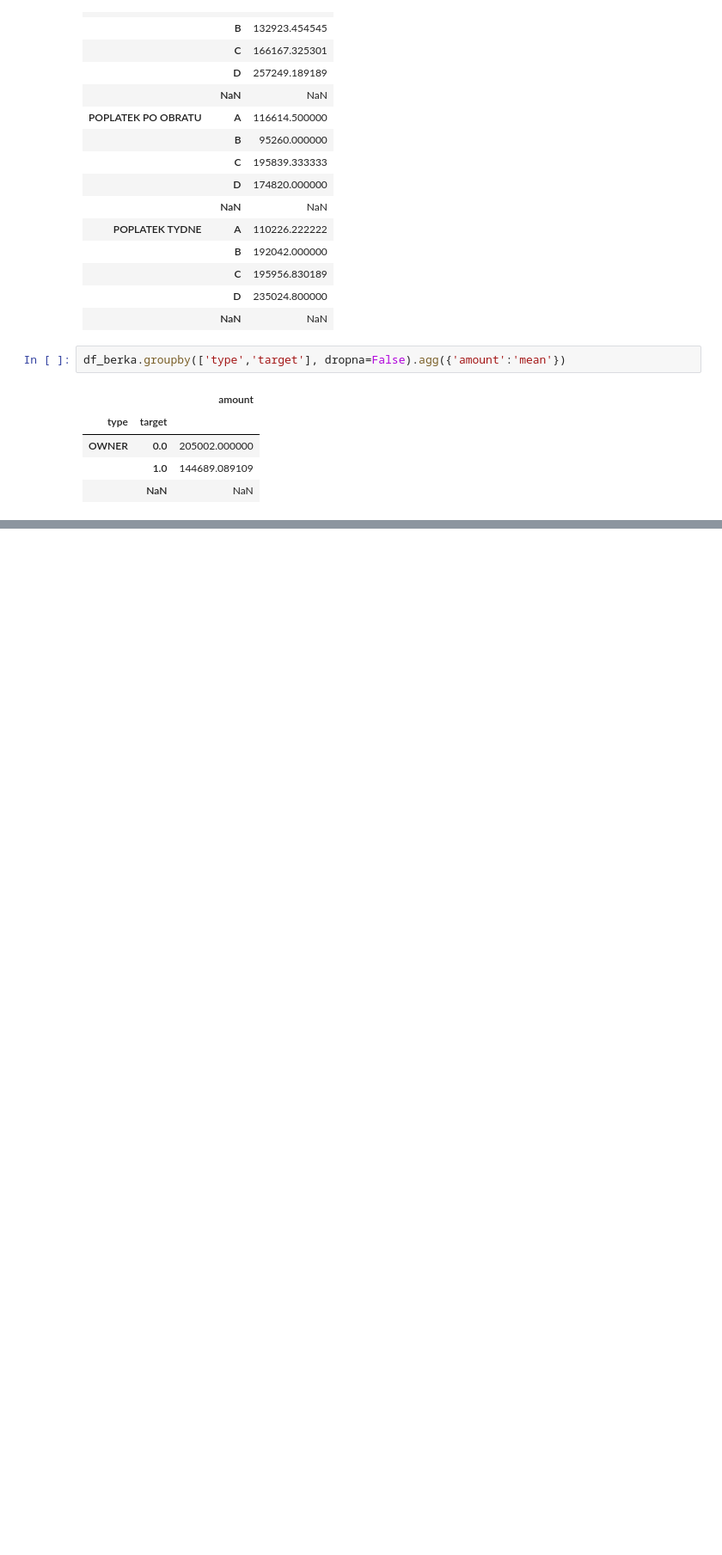
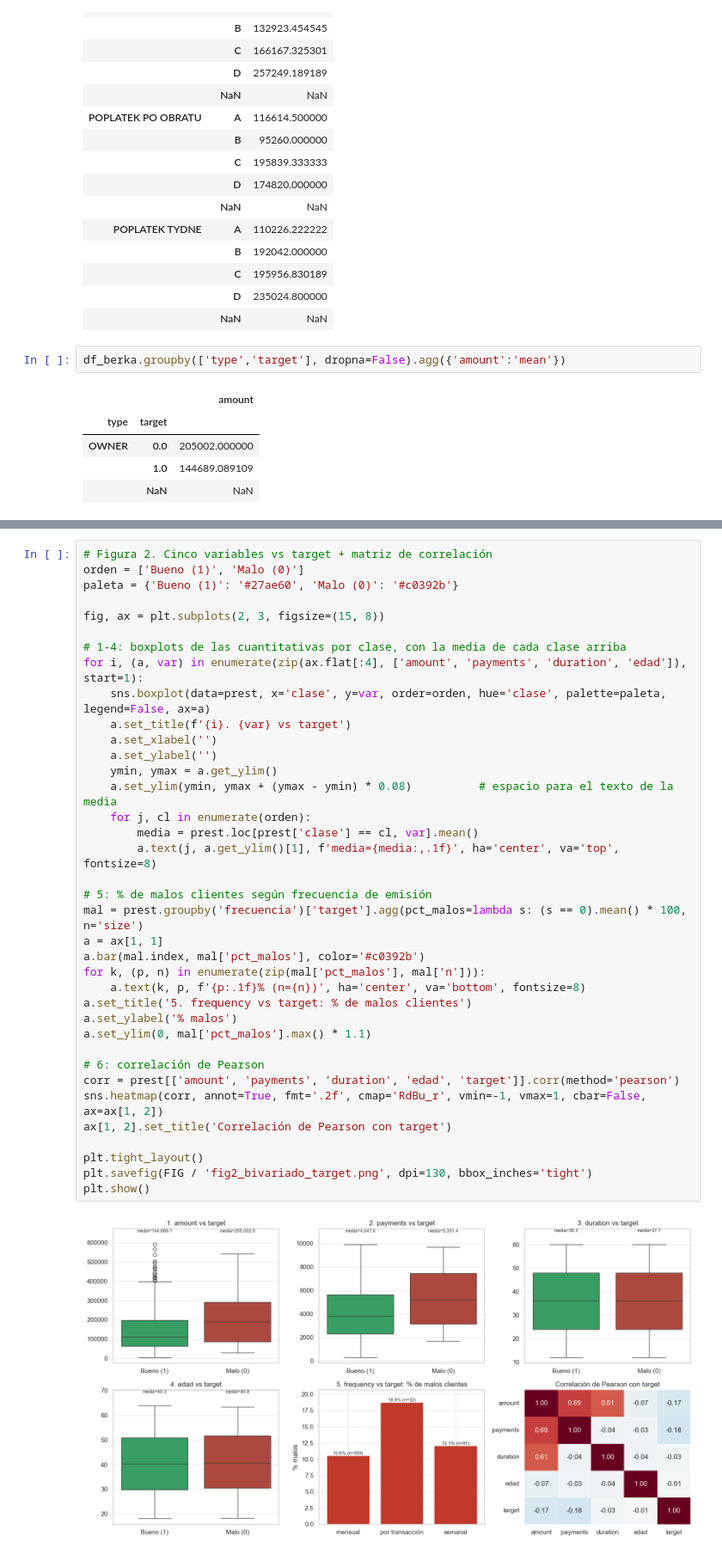
Before and after one commit to romanlopezroger-web/PRACTICA_1-MODULO-3, a Jupyter notebook: AED2_BERKA.ipynb, the cells around one changed output, grey strips where cells are left out. Shown at 86% size. Cells and saved outputs as stored; diff of their text form; blank space fills up the shorter version.

```diff
--- a/AED2_BERKA.ipynb
+++ b/AED2_BERKA.ipynb
@@ -247,0 +297,39 @@ df_berka.groupby(['type','target'], dropna=False).agg({'amount':'mean'})
+# %%
+# Figura 2. Cinco variables vs target + matriz de correlación
+orden = ['Bueno (1)', 'Malo (0)']
+paleta = {'Bueno (1)': '#27ae60', 'Malo (0)': '#c0392b'}
+
+fig, ax = plt.subplots(2, 3, figsize=(15, 8))
+
+# 1-4: boxplots de las cuantitativas por clase, con la media de cada clase arriba
+for i, (a, var) in enumerate(zip(ax.flat[:4], ['amount', 'payments', 'duration', 'edad']), start=1):
+    sns.boxplot(data=prest, x='clase', y=var, order=orden, hue='clase', palette=paleta, legend=False, ax=a)
+    a.set_title(f'{i}. {var} vs target')
+    a.set_xlabel('')
+    a.set_ylabel('')
+    ymin, ymax = a.get_ylim()
+    a.set_ylim(ymin, ymax + (ymax - ymin) * 0.08)          # espacio para el texto de la media
+    for j, cl in enumerate(orden):
+        media = prest.loc[prest['clase'] == cl, var].mean()
+        a.text(j, a.get_ylim()[1], f'media={media:,.1f}', ha='center', va='top', fontsize=8)
+
+# 5: % de malos clientes según frecuencia de emisión
+mal = prest.groupby('frecuencia')['target'].agg(pct_malos=lambda s: (s == 0).mean() * 100, n='size')
+a = ax[1, 1]
+a.bar(mal.index, mal['pct_malos'], color='#c0392b')
+for k, (p, n) in enumerate(zip(mal['pct_malos'], mal['n'])):
+    a.text(k, p, f'{p:.1f}% (n={n})', ha='center', va='bottom', fontsize=8)
+a.set_title('5. frequency vs target: % de malos clientes')
+a.set_ylabel('% malos')
+a.set_ylim(0, mal['pct_malos'].max() * 1.1)
+
+# 6: correlación de Pearson
+corr = prest[['amount', 'payments', 'duration', 'edad', 'target']].corr(method='pearson')
+sns.heatmap(corr, annot=True, fmt='.2f', cmap='RdBu_r', vmin=-1, vmax=1, cbar=False, ax=ax[1, 2])
+ax[1, 2].set_title('Correlación de Pearson con target')
+
+plt.tight_layout()
+plt.savefig(FIG / 'fig2_bivariado_target.png', dpi=130, bbox_inches='tight')
+plt.show()
+# %% [output]
+[figure, added]
```
Also changed, not shown: parts of 5 cells of this notebook, 3 other files.
